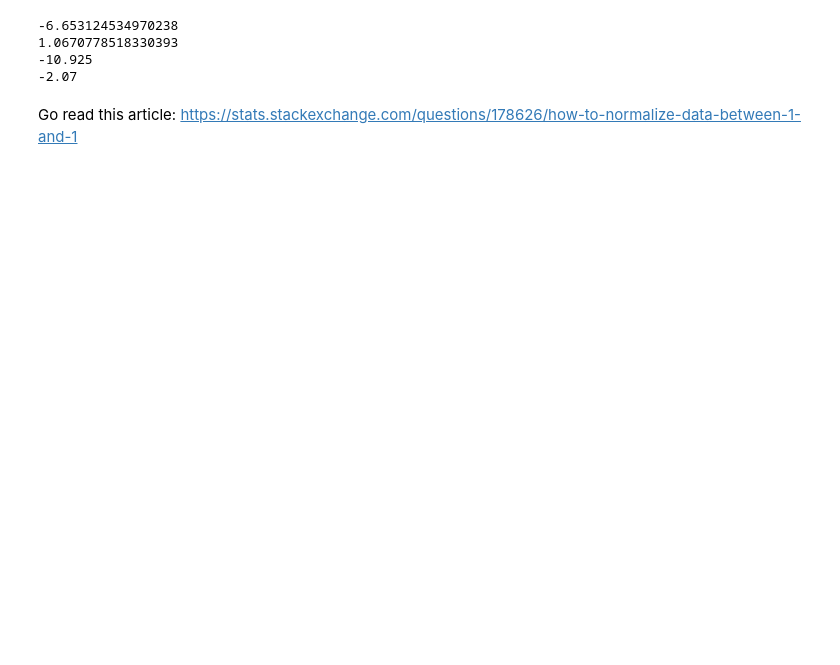
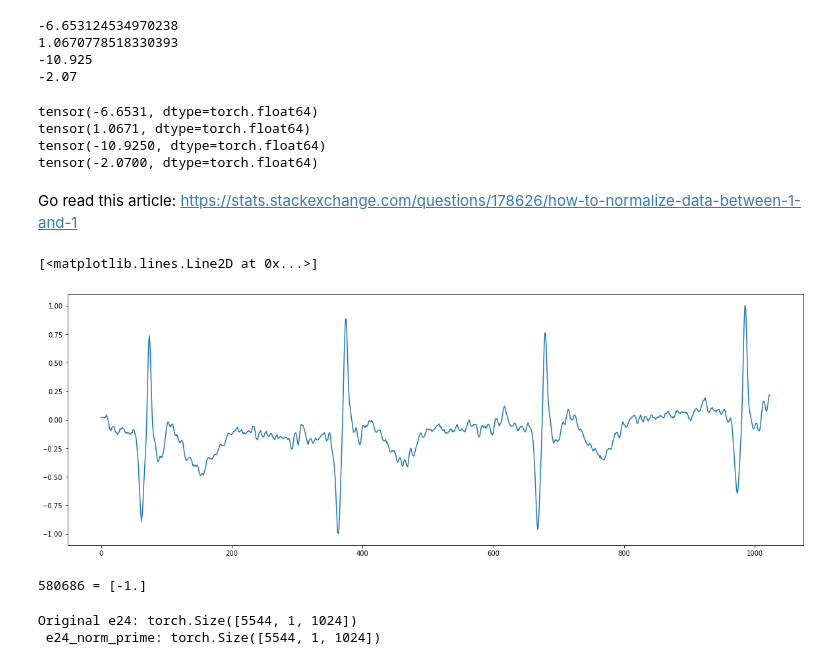
Before and after one commit to enzlaur/pytorch-ml-tuts, a Jupyter notebook: scratch07.ipynb, the cells around one changed output. Drawn from its saved outputs; the diff is of its cells as text; code cells hidden in the pictures; blank space fills up the shorter version.

```diff
--- a/scratch07.ipynb
+++ b/scratch07.ipynb
@@ -44,6 +44,38 @@ print( max_val )
 1.0670778518330393
 -10.925
 -2.07
+# %%
+mean = sample.mean()
+std = sample.std()
+min_val = sample.min()
+max_val = sample.max()
+print( mean )
+print( std )
+print( min_val )
+print( max_val )
+# %% [output]
+tensor(-6.6531, dtype=torch.float64)
+tensor(1.0671, dtype=torch.float64)
+tensor(-10.9250, dtype=torch.float64)
+tensor(-2.0700, dtype=torch.float64)
 # %% [markdown]
 Go read this article:
 https://stats.stackexchange.com/questions/178626/how-to-normalize-data-between-1-and-1
+# %%
+sig_x = et.load_signal('118e06', folder='')
+sig_x = sig_x[0:1024]
+sig_y = et.norm_global_prime(sig_x)
+# %%
+plt.figure( figsize=(20,7) )
+plt.plot( sig_y[0:1024])
+# %% [output]
+[<matplotlib.lines.Line2D at 0x...>]
+[figure, added]
+# %%
+min_val = sig_y.min()
+for i, data in enumerate( sig_y ):
+    if data == min_val:
+        print( f"{i} = {data}" )
+        break
+# %% [output]
+580686 = [-1.]
@@ -49,0 +87,21 @@ https://stats.stackexchange.com/questions/178626/how-to-normalize-data-between-1
+# %%
+# e24 shape
+print( f"Original e24: {e24.shape}" )
+# normalize
+e24_normed = et.norm_global_prime(e24)
+
+# Convert the shape to torch acceptable format (batch, in_channel, timestamps)
+def norm_sig( ecg_set ):
+    ecg_set_normed = ecg_set
+
+    for i, sig in enumerate(ecg_set):
+        sig = et.norm_global_prime(sig)
+        ecg_set_normed[i] = sig
+
+    return ecg_set_normed
+
+e24_norm_prime = norm_sig(e24)
+print( f" e24_norm_prime: {e24_norm_prime.shape}")
+# %% [output]
+Original e24: torch.Size([5544, 1, 1024])
+ e24_norm_prime: torch.Size([5544, 1, 1024])
```
Also changed, not shown: parts of 2 cells of this notebook, 1 other file.
